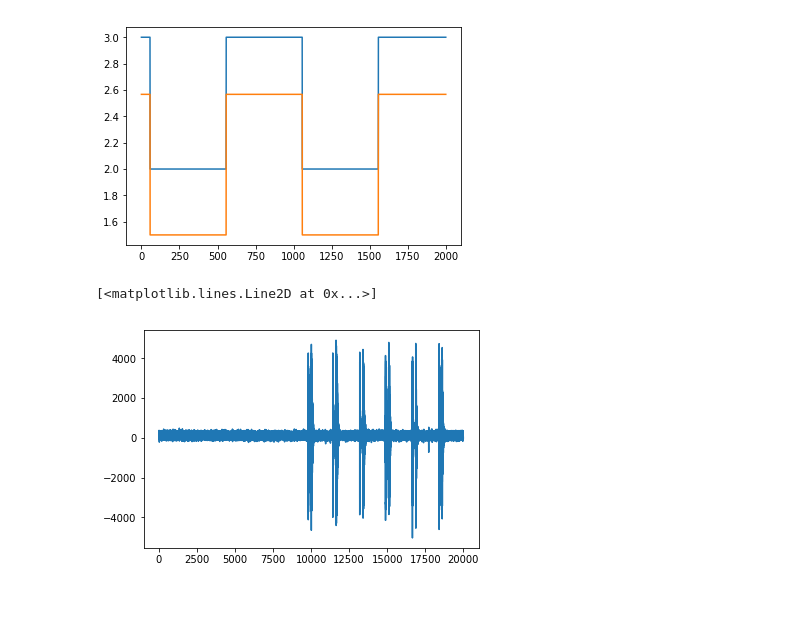
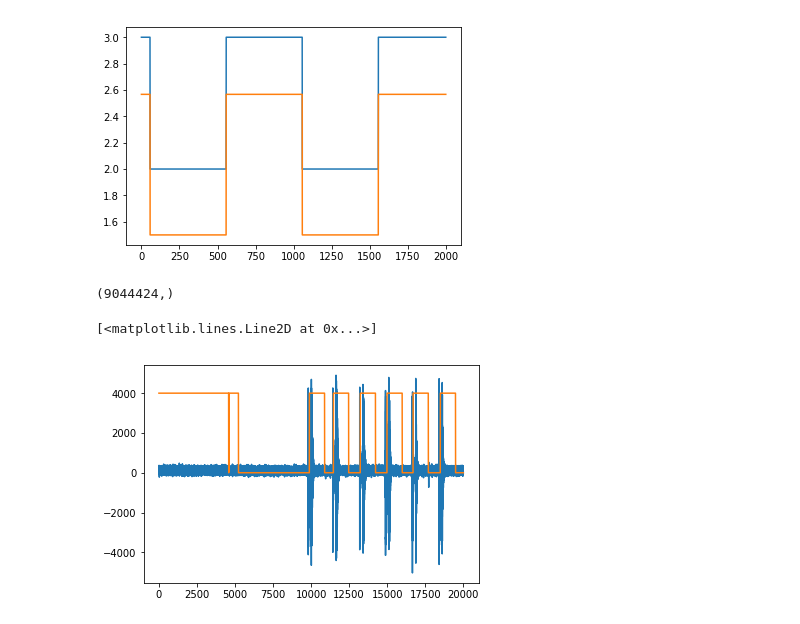
Before and after one commit to zekearneodo/pipefinch, a Jupyter notebook: notebooks/neuropix_chan_checker.ipynb, the cells around one changed output. Saved outputs shown, nothing was run; the diff lists cells and outputs as text; code cells hidden in the pictures.

```diff
--- a/notebooks/neuropix_chan_checker.ipynb
+++ b/notebooks/neuropix_chan_checker.ipynb
@@ -124,14 +137,23 @@ More detailed meta here https://github.com/billkarsh/SpikeGLX/blob/master/Markdo
 -
 # %%
 bin_file_path = os.path.join('/mnt/microdrive/birds/stimsim/Ephys/2019-05-27_stimsim_0000_00_g0/', '2019-05-27_stimsim_0000_00_g0_t0.nidq.bin')
+bin_file_path = os.path.join('/Users/zeke/experiment/stimsim/Ephys/2019-05-27_stimsim_0000_00_g0/', '2019-05-27_stimsim_0000_00_g0_t0.nidq.bin')
+
+meta_file_path = os.path.join('/Users/zeke/experiment/stimsim/Ephys/2019-05-27_stimsim_0000_00_g0/', '2019-05-27_stimsim_0000_00_g0_t0.nidq.meta')
+
 #bin_file_path = '/mnt/microdrive/birds/neuropixtests/run1_g0/run1_g0_t0.nidq.bin'
 # these should come from the .meta file
-n_chan_nidq = 9 #nSavedChans in meta file
-s_f_nidq = 20000.190251 #nidqSampleRate in meta file
-n_chan_tuple = (0, 0, 8, 1) #acqMnMaXaDw - The two last are the relevant. We have no multiplexed channels (Whisper system); those will always be zeros, or should be.
-n_adc_chan = n_chan_tuple[2]
-n_dig_word = n_chan_tuple[3]
+reload(sglu)
+# these should come from the .meta file
+nidq_meta_dict = sglu.get_nidq_meta(meta_file_path)
 
+n_chan_nidq = nidq_meta_dict['nsavedchans'] #nSavedChans in meta file
+s_f_nidq = nidq_meta_dict['nisamprate'] #nidqSampleRate in meta file
+n_chan_list = nidq_meta_dict['sns_mn_ma_xa_dw'] #acqMnMaXaDw - The two last are the relevant. We have no multiplexed channels (Whisper system); those will always be zeros, or should be.
+n_adc_chan = n_chan_list[2]
+n_dig_word = n_chan_list[3]
+
+#this is the whole block, including all four types of channels
 data_mmap_nidq = np.memmap(bin_file_path, dtype='int16', mode='r').reshape(n_chan_nidq, -1, order='f')
 n_sample_nidq = data_mmap_nidq.shape[1]
 t_ms_nidq = np.arange(n_sample_nidq)/s_f_nidq * 1000
@@ -186,0 +186,5 @@ plt.plot(dig_arr[1, :20000])
+# %%
+## get the digital channels (the last 2-byte word in the data block). We had already read in 2-byte words, so it is the last word.
+dig_stream = data_mmap_nidq[-1].astype(np.uint16)
+dig_stream.shape
+plt.plot(dig_stream[:20000*10])
@@ -186,0 +194,9 @@ plt.plot(dig_arr[1, :20000])
+# %%
+# unpack.
+# cast as big_endian, view as np.uint8 and reshape to [n_sample, n_chan]
+# (see accepted answer in https://stackoverflow.com/questions/18296035/how-to-extract-the-bits-of-larger-numeric-numpy-data-types)
+all_dig_stream_16 = np.unpackbits(dig_stream.astype('>i2').view(np.uint8))
+# that one is a 1D array of 16 bits. we need to reshape and get rid of the 8 empty bits and reverse the order of those 8 bits,
+# so that dig[0, ... 7] coincide with x[:, 0...7]
+# order 'F' avoids having to transpose and the final array is [n_ch, n_sample]
+all_dig_stream = all_dig_stream_16.reshape([8, 2, -1], order='f')[::-1,1,:]
@@ -193,11 +216,19 @@ plt.plot(t_ms[t_ms<plot_ms], data_mmap[-1, t_ms<plot_ms]/60+1.5)
 # %% [output]
 [<matplotlib.lines.Line2D at 0x...>]
 [figure]
+# %%
+dig_arr.shape
+# %% [output]
+(9044424,)
 # %%
-# plot mic chan
+# plot mic chan together with the dig_in
 mic_chan = 0
 plot_ms = 20000
+
+trig_chan = 1
+
 plt.plot(t_ms_nidq[t_ms_nidq<plot_ms], data_mmap_nidq[mic_chan, t_ms_nidq<plot_ms])
+plt.plot(t_ms_nidq[t_ms_nidq<plot_ms], all_dig_stream[trig_chan, t_ms_nidq<plot_ms]*4000)
 # %% [output]
 [<matplotlib.lines.Line2D at 0x...>]
-[figure, old version]
+[figure, new version]
```
Also changed, not shown: parts of 22 cells of this notebook, 6 other files.
